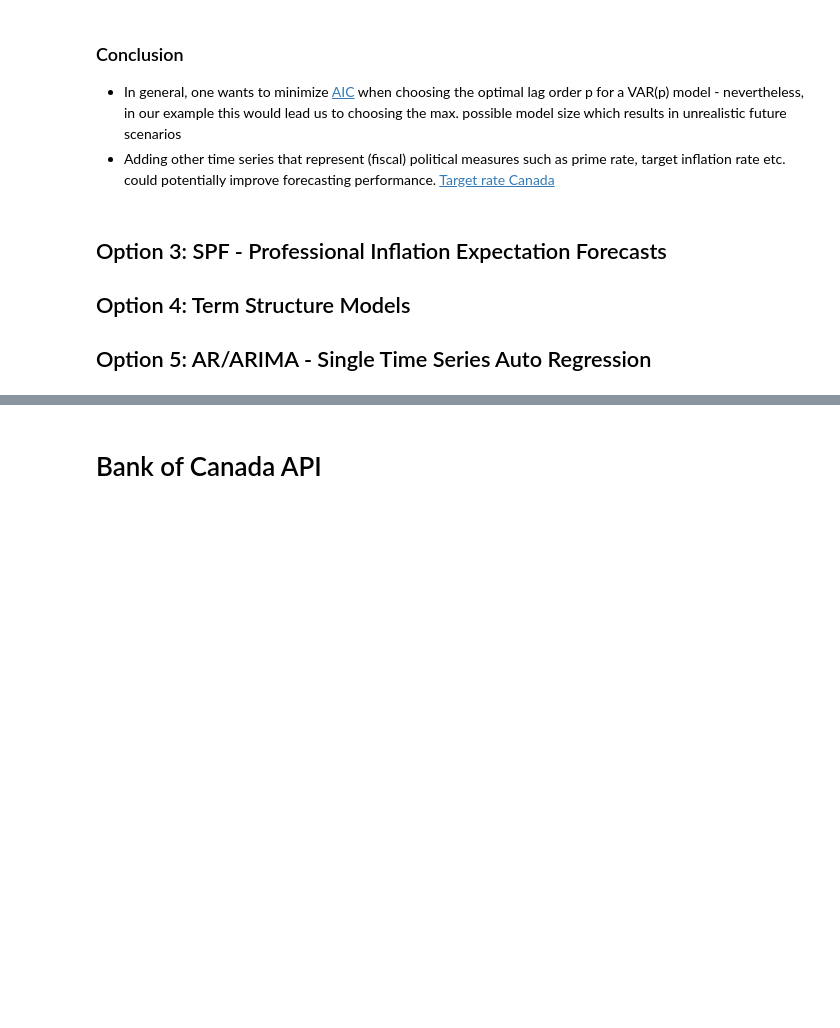
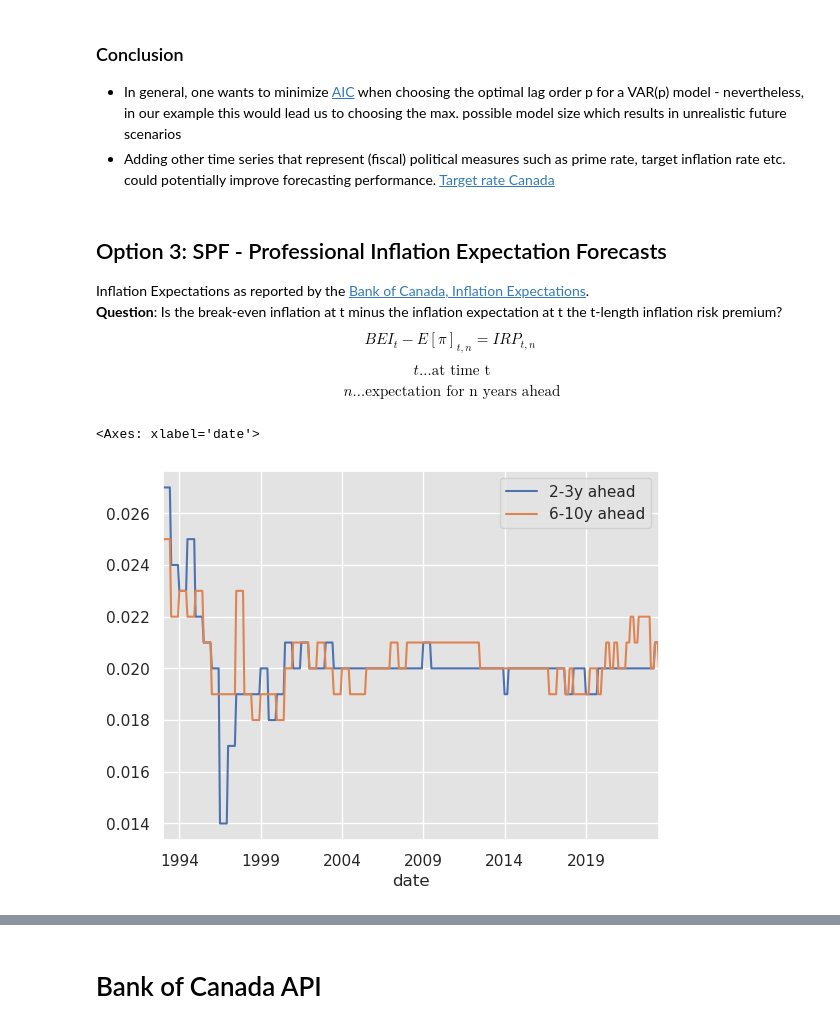
Before and after one commit to marcussteinbacher/fm_se, a Jupyter notebook: fm_se.ipynb, the cells around one changed output, grey strips where cells are left out. Drawn from its saved outputs; the diff is of its cells as text; code cells hidden in the pictures; blank space fills up the shorter version.

```diff
--- a/fm_se.ipynb
+++ b/fm_se.ipynb
@@ -1442,5 +1504,14 @@ plt.show()
 - Adding other time series that represent (fiscal) political measures such as prime rate, target inflation rate etc. could potentially improve forecasting performance. [Target rate Canada](https://www.bankofcanada.ca/rates/indicators/key-variables/inflation-control-target/)
 # %% [markdown]
 ## Option 3: SPF - Professional Inflation Expectation Forecasts
-## Option 4: Term Structure Models
-## Option 5: AR/ARIMA - Single Time Series Auto Regression
+Inflation Expectations as reported by the [Bank of Canada, Inflation Expectations](https://www.bankofcanada.ca/rates/indicators/capacity-and-inflation-pressures/expectations/). <br>
+**Question**: Is the break-even inflation at t minus the inflation expectation at t the t-length inflation risk premium?
+$$
+BEI_t - E[\pi]_{t,n}  = IRP_{t,n} \
+$$
+$$
+t \dots \text{at time t}
+$$
+$$
+n \dots \text{expectation for n years ahead}
+$$
@@ -1446,0 +1520,5 @@ plt.show()
+# %%
+inflation_expectations.plot()
+# %% [output]
+<Axes: xlabel='date'>
+[figure, added]
```
Also changed, not shown: parts of 27 cells of this notebook, 9 other files.
